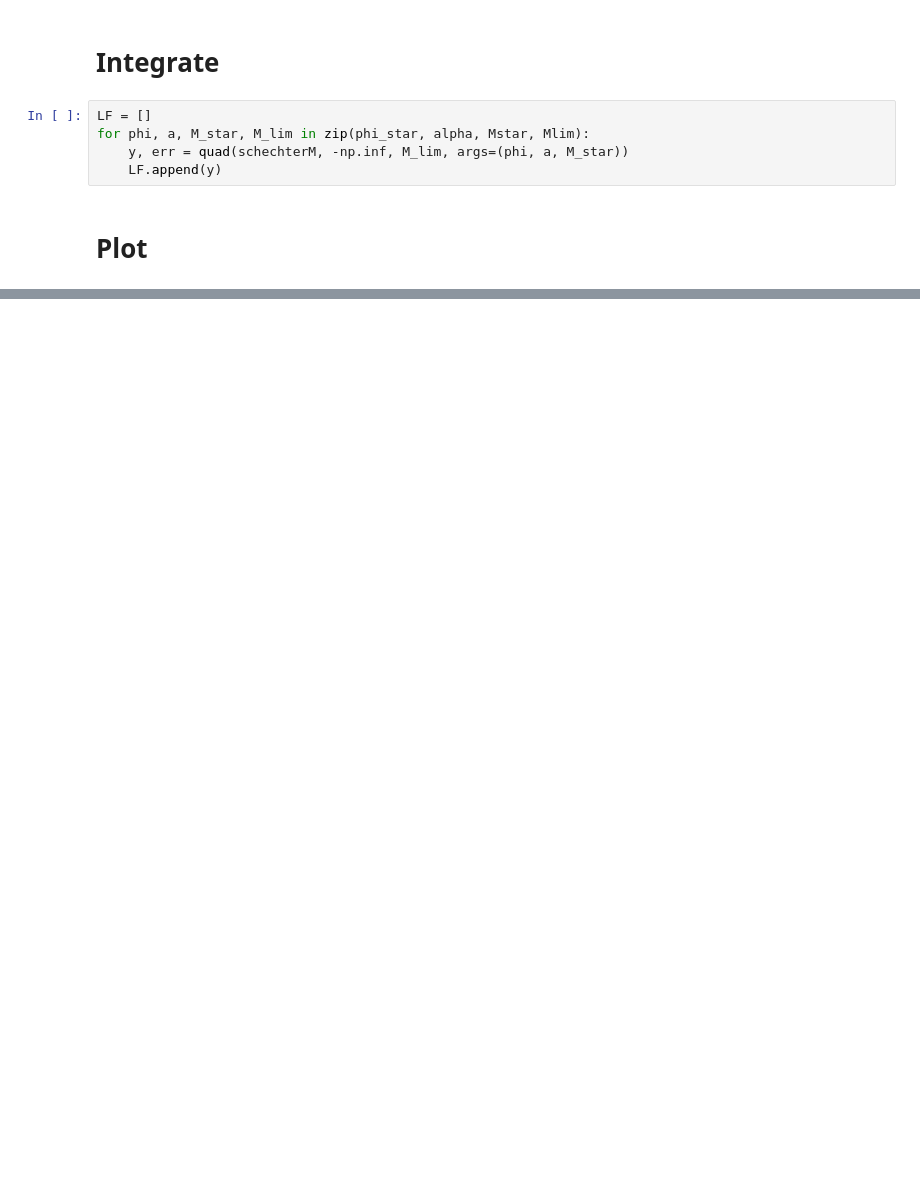
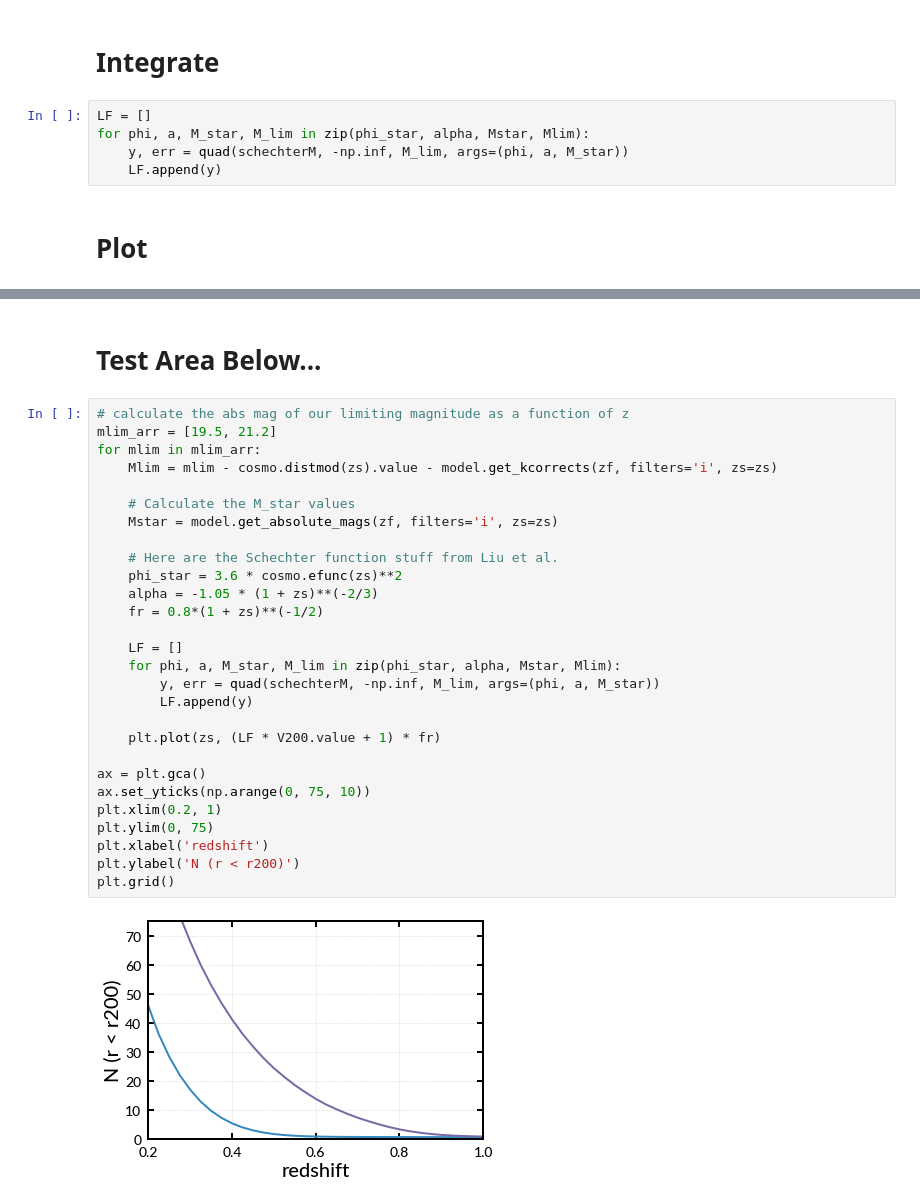
Before and after one commit to boada/planckClusters, a Jupyter notebook: analysis_ir/notebooks/04a. Liu et al -- full.ipynb, the cells around one changed output, grey strips where cells are left out. Saved outputs shown, nothing was run; the diff lists cells and outputs as text; blank space fills up the shorter version.

```diff
--- a/analysis_ir/notebooks/04a. Liu et al -- full.ipynb
+++ b/analysis_ir/notebooks/04a. Liu et al -- full.ipynb
@@ -128,0 +214,32 @@ AttributeError: 'AxesSubplot' object has no attribute 'set_y'
+# %% [markdown]
+# Test Area Below...
+# %%
+# calculate the abs mag of our limiting magnitude as a function of z
+mlim_arr = [19.5, 21.2]
+for mlim in mlim_arr:
+    Mlim = mlim - cosmo.distmod(zs).value - model.get_kcorrects(zf, filters='i', zs=zs)
+
+    # Calculate the M_star values
+    Mstar = model.get_absolute_mags(zf, filters='i', zs=zs)
+
+    # Here are the Schechter function stuff from Liu et al.
+    phi_star = 3.6 * cosmo.efunc(zs)**2
+    alpha = -1.05 * (1 + zs)**(-2/3)
+    fr = 0.8*(1 + zs)**(-1/2)
+
+    LF = []
+    for phi, a, M_star, M_lim in zip(phi_star, alpha, Mstar, Mlim):
+        y, err = quad(schechterM, -np.inf, M_lim, args=(phi, a, M_star))
+        LF.append(y)
+
+    plt.plot(zs, (LF * V200.value + 1) * fr)
+
+ax = plt.gca()
+ax.set_yticks(np.arange(0, 75, 10))
+plt.xlim(0.2, 1)
+plt.ylim(0, 75)
+plt.xlabel('redshift')
+plt.ylabel('N (r < r200)')
+plt.grid()
+# %% [output]
+[figure, added]
```
Also changed, not shown: parts of 9 cells of this notebook.
